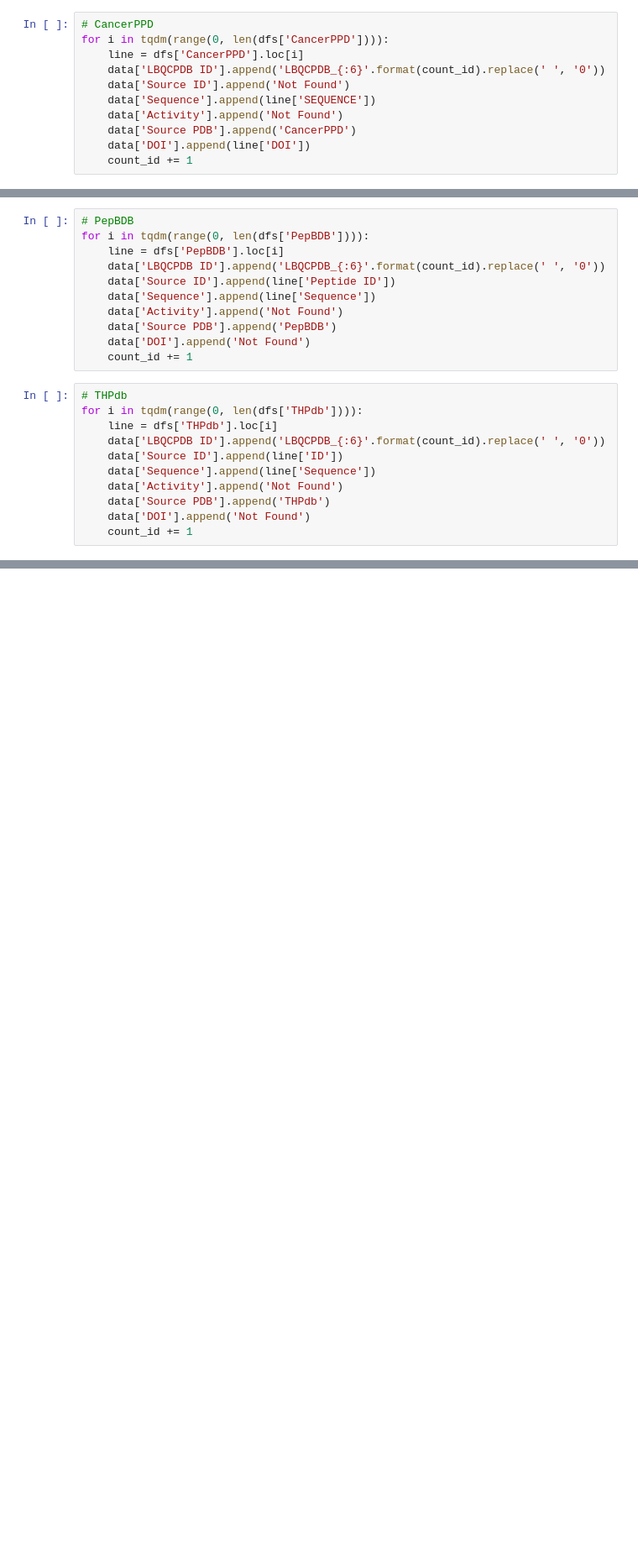
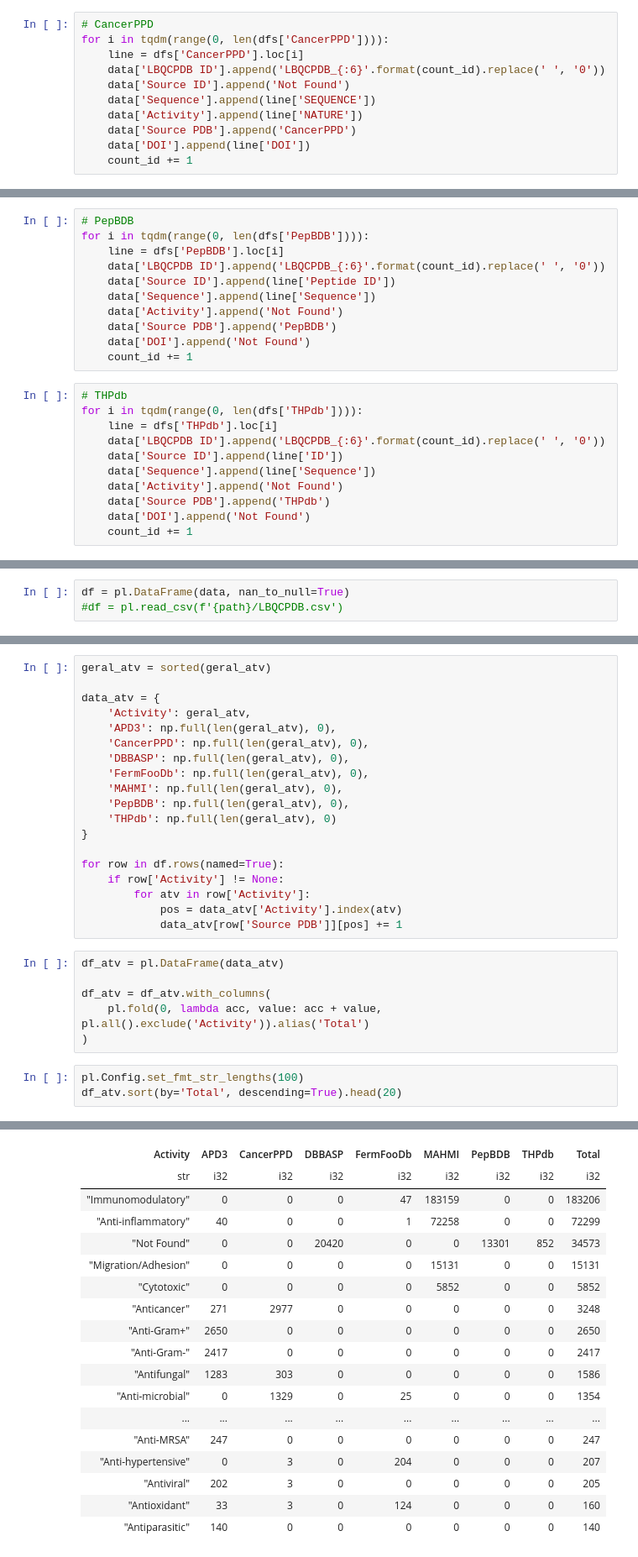
Before and after one commit to WilliamJSS/LBQC-PDB, a Jupyter notebook: LBQCPDB.ipynb, the cells around one changed output, grey strips where cells are left out. Shown at 84% size. Cells and saved outputs as stored; diff of their text form; blank space fills up the shorter version.

```diff
--- a/LBQCPDB.ipynb
+++ b/LBQCPDB.ipynb
@@ -38,7 +41,7 @@ for i in tqdm(range(0, len(dfs['CancerPPD']))):
     data['LBQCPDB ID'].append('LBQCPDB_{:6}'.format(count_id).replace(' ', '0'))
     data['Source ID'].append('Not Found')
     data['Sequence'].append(line['SEQUENCE'])
-    data['Activity'].append('Not Found')
+    data['Activity'].append(line['NATURE'])
     data['Source PDB'].append('CancerPPD')
     data['DOI'].append(line['DOI'])
     count_id += 1
@@ -101,0 +103,3 @@ df = pd.DataFrame(data)
+# %%
+df = pl.DataFrame(data, nan_to_null=True)
+#df = pl.read_csv(f'{path}/LBQCPDB.csv')
@@ -101,0 +178,29 @@ df = pd.DataFrame(data)
+# %%
+geral_atv = sorted(geral_atv)
+
+data_atv = {
+    'Activity': geral_atv,
+    'APD3': np.full(len(geral_atv), 0),
+    'CancerPPD': np.full(len(geral_atv), 0),
+    'DBBASP': np.full(len(geral_atv), 0),
+    'FermFooDb': np.full(len(geral_atv), 0),
+    'MAHMI': np.full(len(geral_atv), 0),
+    'PepBDB': np.full(len(geral_atv), 0),
+    'THPdb': np.full(len(geral_atv), 0)
+}
+
+for row in df.rows(named=True):
+    if row['Activity'] != None:
+        for atv in row['Activity']:
+            pos = data_atv['Activity'].index(atv)
+            data_atv[row['Source PDB']][pos] += 1
+# %%
+df_atv = pl.DataFrame(data_atv)
+
+df_atv = df_atv.with_columns(
+    pl.fold(0, lambda acc, value: acc + value, pl.all().exclude('Activity')).alias('Total')
+)
+# %%
+pl.Config.set_fmt_str_lengths(100)
+df_atv.sort(by='Total', descending=True).head(20)
+# %% [output]
@@ -102,2 +208,20 @@ df = pd.DataFrame(data)
+| Activity | APD3 | CancerPPD | DBBASP | FermFooDb | MAHMI | PepBDB | THPdb | Total |
+| str | i32 | i32 | i32 | i32 | i32 | i32 | i32 | i32 |
+| "Immunomodulatory" | 0 | 0 | 0 | 47 | 183159 | 0 | 0 | 183206 |
+| "Anti-inflammatory" | 40 | 0 | 0 | 1 | 72258 | 0 | 0 | 72299 |
+| "Not Found" | 0 | 0 | 20420 | 0 | 0 | 13301 | 852 | 34573 |
+| "Migration/Adhesion" | 0 | 0 | 0 | 0 | 15131 | 0 | 0 | 15131 |
+| "Cytotoxic" | 0 | 0 | 0 | 0 | 5852 | 0 | 0 | 5852 |
+| "Anticancer" | 271 | 2977 | 0 | 0 | 0 | 0 | 0 | 3248 |
+| "Anti-Gram+" | 2650 | 0 | 0 | 0 | 0 | 0 | 0 | 2650 |
+| "Anti-Gram-" | 2417 | 0 | 0 | 0 | 0 | 0 | 0 | 2417 |
+| "Antifungal" | 1283 | 303 | 0 | 0 | 0 | 0 | 0 | 1586 |
+| "Anti-microbial" | 0 | 1329 | 0 | 25 | 0 | 0 | 0 | 1354 |
+| ... | ... | ... | ... | ... | ... | ... | ... | ... |
+| "Anti-MRSA" | 247 | 0 | 0 | 0 | 0 | 0 | 0 | 247 |
+| "Anti-hypertensive" | 0 | 3 | 0 | 204 | 0 | 0 | 0 | 207 |
+| "Antiviral" | 202 | 3 | 0 | 0 | 0 | 0 | 0 | 205 |
+| "Antioxidant" | 33 | 3 | 0 | 124 | 0 | 0 | 0 | 160 |
+| "Antiparasitic" | 140 | 0 | 0 | 0 | 0 | 0 | 0 | 140 |
 # %%
 dt = datetime.now()
```
Also changed, not shown: parts of 9 cells of this notebook, 8 other files.
